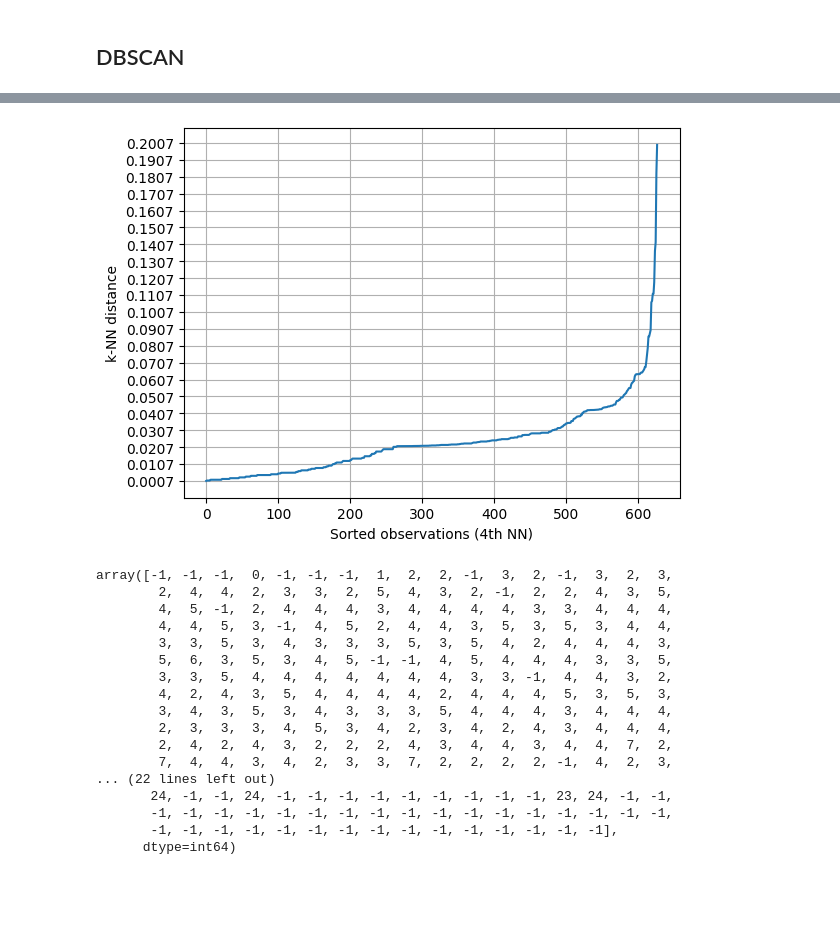
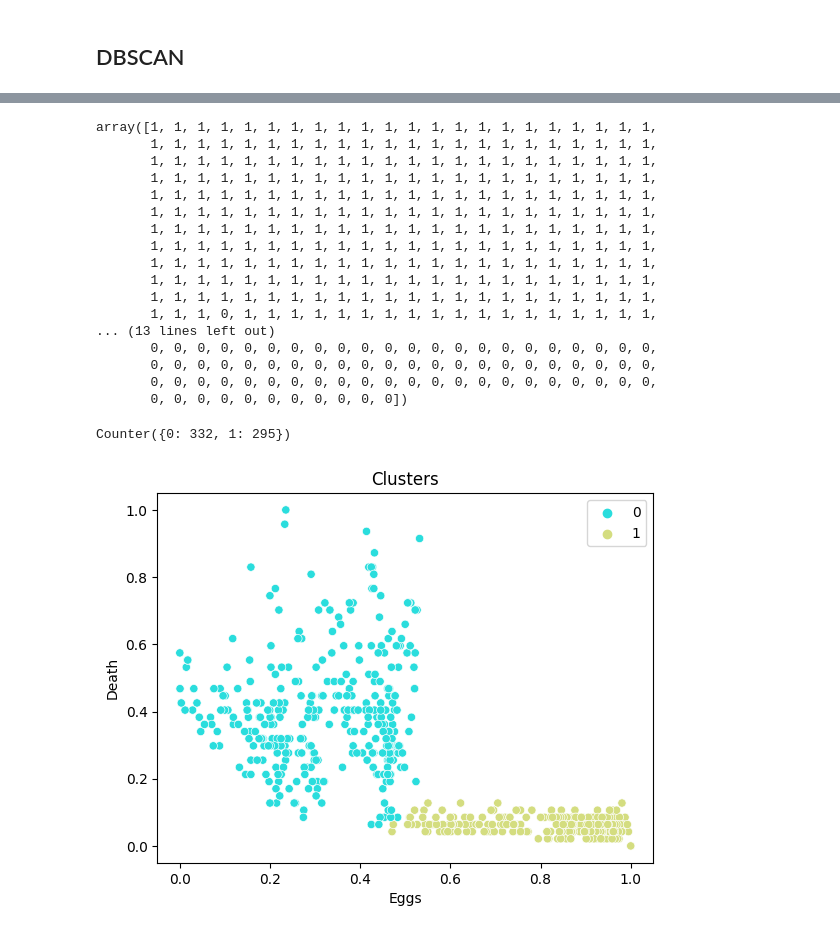
Before and after one commit to CanaliDavide/DASA--Project, a Jupyter notebook: Clustering.ipynb, the cells around one changed output, grey strips where cells are left out. Drawn from its saved outputs; the diff is of its cells as text; code cells hidden in the pictures; blank space fills up the shorter version.

Commit message:
update season on utility

```diff
--- a/Clustering.ipynb
+++ b/Clustering.ipynb
@@ -191,4 +141,0 @@ Text(0.5, 1.0, 'Clusters')
-# %%
-from collections import Counter
-label_group = Counter(data_labels)
-print(label_group)
@@ -197,6 +141,0 @@ Counter({0: 303, 1: 124, 2: 112, -1: 42, 4: 15, 3: 8, 8: 6, 6: 5, 5: 4, 7: 4, 9:
-# %%
-for i in range(len(data_labels)):
-    if data_labels[i] >= 3:
-        data_labels[i] = -1
-label_group = Counter(data_labels)
-print(label_group)
@@ -241,8 +141,0 @@ array([ 0,  0, -1,  0,  0,  0,  0,  0,  0,  0,  0,  0,  0,  0,  0,  0,  0,
-# %%
-fig, ax1 = plt.subplots()
-for i in range(len(data_labels)):
-    color = cmap.get_under()
-    if (data_labels[i] >= 0):
-        color = cmap(step*(data_labels[i]+1))
-    ax1.plot(i,data["Eggs"][i],"x", color=color)
-plt.show()
@@ -251,3 +142,3 @@ plt.show()
 # %%
-Utility.HierarchicalClutering(cycleA, ["Eggs", "Death"])
+labels = Utility.KMeanClustering(cycleA, ["Eggs", "Death"])
 # %% [output]
@@ -255,0 +147,20 @@ Utility.HierarchicalClutering(cycleA, ["Eggs", "Death"])
+# %%
+labels
+# %% [output]
+array([1, 1, 1, 1, 1, 1, 1, 1, 1, 1, 1, 1, 1, 1, 1, 1, 1, 1, 1, 1, 1, 1,
+       1, 1, 1, 1, 1, 1, 1, 1, 1, 1, 1, 1, 1, 1, 1, 1, 1, 1, 1, 1, 1, 1,
+       1, 1, 1, 1, 1, 1, 1, 1, 1, 1, 1, 1, 1, 1, 1, 1, 1, 1, 1, 1, 1, 1,
+       1, 1, 1, 1, 1, 1, 1, 1, 1, 1, 1, 1, 1, 1, 1, 1, 1, 1, 1, 1, 1, 1,
+       1, 1, 1, 1, 1, 1, 1, 1, 1, 1, 1, 1, 1, 1, 1, 1, 1, 1, 1, 1, 1, 1,
+       1, 1, 1, 1, 1, 1, 1, 1, 1, 1, 1, 1, 1, 1, 1, 1, 1, 1, 1, 1, 1, 1,
+       1, 1, 1, 1, 1, 1, 1, 1, 1, 1, 1, 1, 1, 1, 1, 1, 1, 1, 1, 1, 1, 1,
+       1, 1, 1, 1, 1, 1, 1, 1, 1, 1, 1, 1, 1, 1, 1, 1, 1, 1, 1, 1, 1, 1,
+       1, 1, 1, 1, 1, 1, 1, 1, 1, 1, 1, 1, 1, 1, 1, 1, 1, 1, 1, 1, 1, 1,
+       1, 1, 1, 1, 1, 1, 1, 1, 1, 1, 1, 1, 1, 1, 1, 1, 1, 1, 1, 1, 1, 1,
+       1, 1, 1, 1, 1, 1, 1, 1, 1, 1, 1, 1, 1, 1, 1, 1, 1, 1, 1, 1, 1, 1,
+       1, 1, 1, 0, 1, 1, 1, 1, 1, 1, 1, 1, 1, 1, 1, 1, 1, 1, 1, 1, 1, 1,
+... (13 lines left out)
+       0, 0, 0, 0, 0, 0, 0, 0, 0, 0, 0, 0, 0, 0, 0, 0, 0, 0, 0, 0, 0, 0,
+       0, 0, 0, 0, 0, 0, 0, 0, 0, 0, 0, 0, 0, 0, 0, 0, 0, 0, 0, 0, 0, 0,
+       0, 0, 0, 0, 0, 0, 0, 0, 0, 0, 0, 0, 0, 0, 0, 0, 0, 0, 0, 0, 0, 0,
+       0, 0, 0, 0, 0, 0, 0, 0, 0, 0, 0])
@@ -256,21 +237,5 @@ Utility.HierarchicalClutering(cycleA, ["Eggs", "Death"])
 # %%
-Utility.DensityClustering(cycleA, ["Eggs", "Death"])
+TemporalCluster(cycleA, labels, ["Eggs", "Death"], "DeathPerc")
 # %% [output]
+Counter({0: 332, 1: 295})
-[figure, old version]
+[figure, new version]
-array([-1, -1, -1,  0, -1, -1, -1,  1,  2,  2, -1,  3,  2, -1,  3,  2,  3,
-        2,  4,  4,  2,  3,  3,  2,  5,  4,  3,  2, -1,  2,  2,  4,  3,  5,
-        4,  5, -1,  2,  4,  4,  4,  3,  4,  4,  4,  4,  3,  3,  4,  4,  4,
-        4,  4,  5,  3, -1,  4,  5,  2,  4,  4,  3,  5,  3,  5,  3,  4,  4,
-        3,  3,  5,  3,  4,  3,  3,  3,  5,  3,  5,  4,  2,  4,  4,  4,  3,
-        5,  6,  3,  5,  3,  4,  5, -1, -1,  4,  5,  4,  4,  4,  3,  3,  5,
-        3,  3,  5,  4,  4,  4,  4,  4,  4,  4,  3,  3, -1,  4,  4,  3,  2,
-        4,  2,  4,  3,  5,  4,  4,  4,  4,  2,  4,  4,  4,  5,  3,  5,  3,
-        3,  4,  3,  5,  3,  4,  3,  3,  3,  5,  4,  4,  4,  3,  4,  4,  4,
-        2,  3,  3,  3,  4,  5,  3,  4,  2,  3,  4,  2,  4,  3,  4,  4,  4,
-        2,  4,  2,  4,  3,  2,  2,  2,  4,  3,  4,  4,  3,  4,  4,  7,  2,
-        7,  4,  4,  3,  4,  2,  3,  3,  7,  2,  2,  2,  2, -1,  4,  2,  3,
-... (22 lines left out)
-       24, -1, -1, 24, -1, -1, -1, -1, -1, -1, -1, -1, -1, 23, 24, -1, -1,
-       -1, -1, -1, -1, -1, -1, -1, -1, -1, -1, -1, -1, -1, -1, -1, -1, -1,
-       -1, -1, -1, -1, -1, -1, -1, -1, -1, -1, -1, -1, -1, -1, -1],
-      dtype=int64)
```
Also changed, not shown: parts of 22 cells of this notebook, 1 other file.
